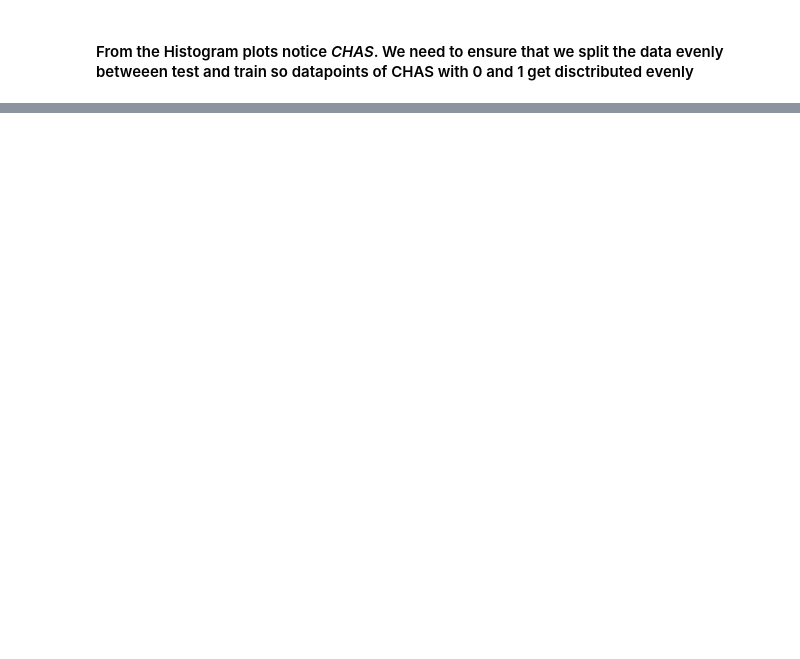
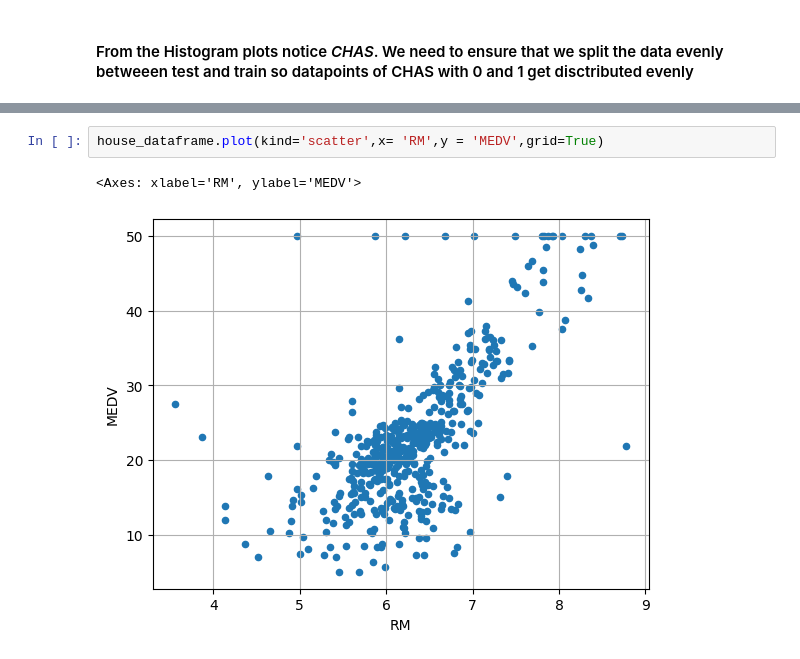
Before and after one commit to kaifahmad/python-mastery, a Jupyter notebook: scikit-learn/05-ml-proj.ipynb, the cells around one changed output, grey strips where cells are left out. Cells and saved outputs as stored; diff of their text form; blank space fills up the shorter version.

```diff
--- a/scikit-learn/05-ml-proj.ipynb
+++ b/scikit-learn/05-ml-proj.ipynb
@@ -114,0 +156,5 @@ train_indices,test_indices = train_test_split(house_dataframe,test_size=0.1,rand
+# %%
+house_dataframe.plot(kind='scatter',x= 'RM',y = 'MEDV',grid=True)
+# %% [output]
+<Axes: xlabel='RM', ylabel='MEDV'>
+[figure, added]
```
Also changed, not shown: parts of 8 cells of this notebook.
